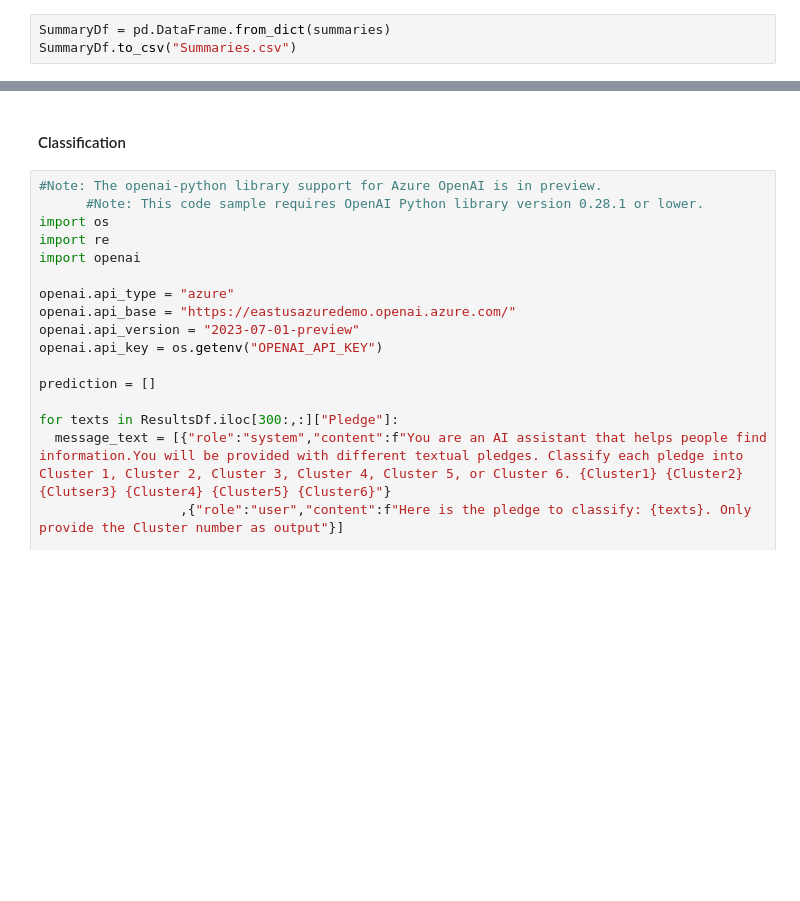
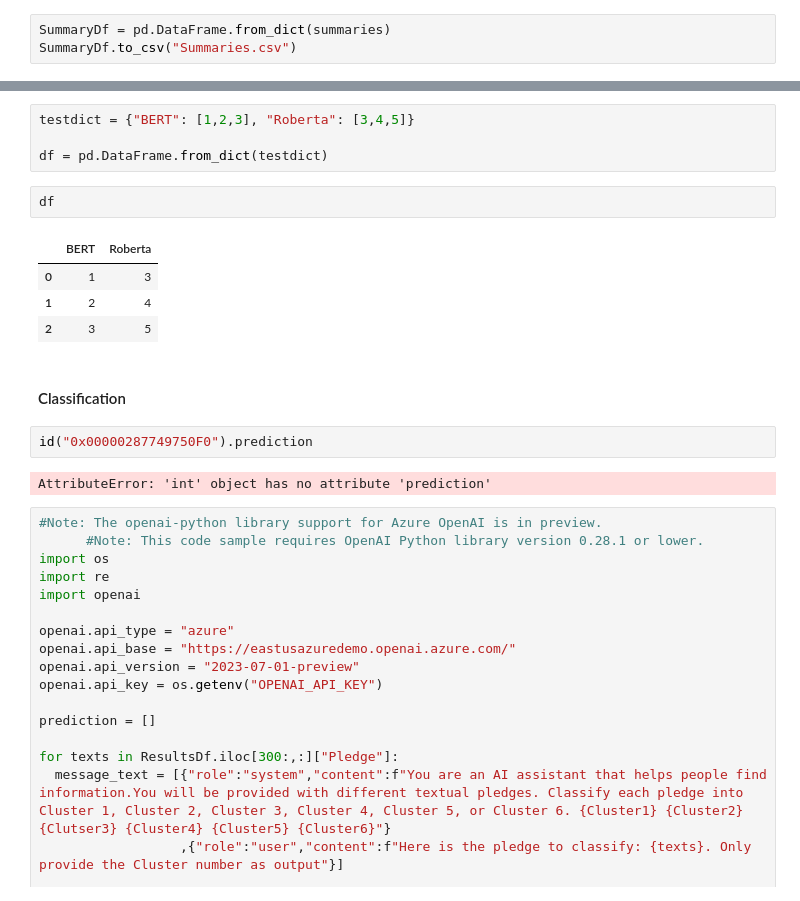
Before and after one commit to SEMICeu/LLM-for-Tourism, a Jupyter notebook: Clustering/3. Evaluation/GPTEval.ipynb, the cells around one changed output, grey strips where cells are left out. Saved outputs shown, nothing was run; the diff lists cells and outputs as text; blank space fills up the shorter version.

```diff
--- a/Clustering/3. Evaluation/GPTEval.ipynb
+++ b/Clustering/3. Evaluation/GPTEval.ipynb
@@ -434,5 +445,20 @@ SummaryDf.to_csv("Summaries.csv")
+# %%
+testdict = {"BERT": [1,2,3], "Roberta": [3,4,5]}
+
+df = pd.DataFrame.from_dict(testdict)
+# %%
+df
+# %% [output]
+|  | BERT | Roberta |
+| 0 | 1 | 3 |
+| 1 | 2 | 4 |
+| 2 | 3 | 5 |
 # %% [markdown]
 #### Classification
+# %%
+id("0x00000287749750F0").prediction
+# %% [output]
+AttributeError: 'int' object has no attribute 'prediction'
 # %%
 #Note: The openai-python library support for Azure OpenAI is in preview.
       #Note: This code sample requires OpenAI Python library version 0.28.1 or lower.
```
Also changed, not shown: parts of 9 cells of this notebook, 6 other files.
